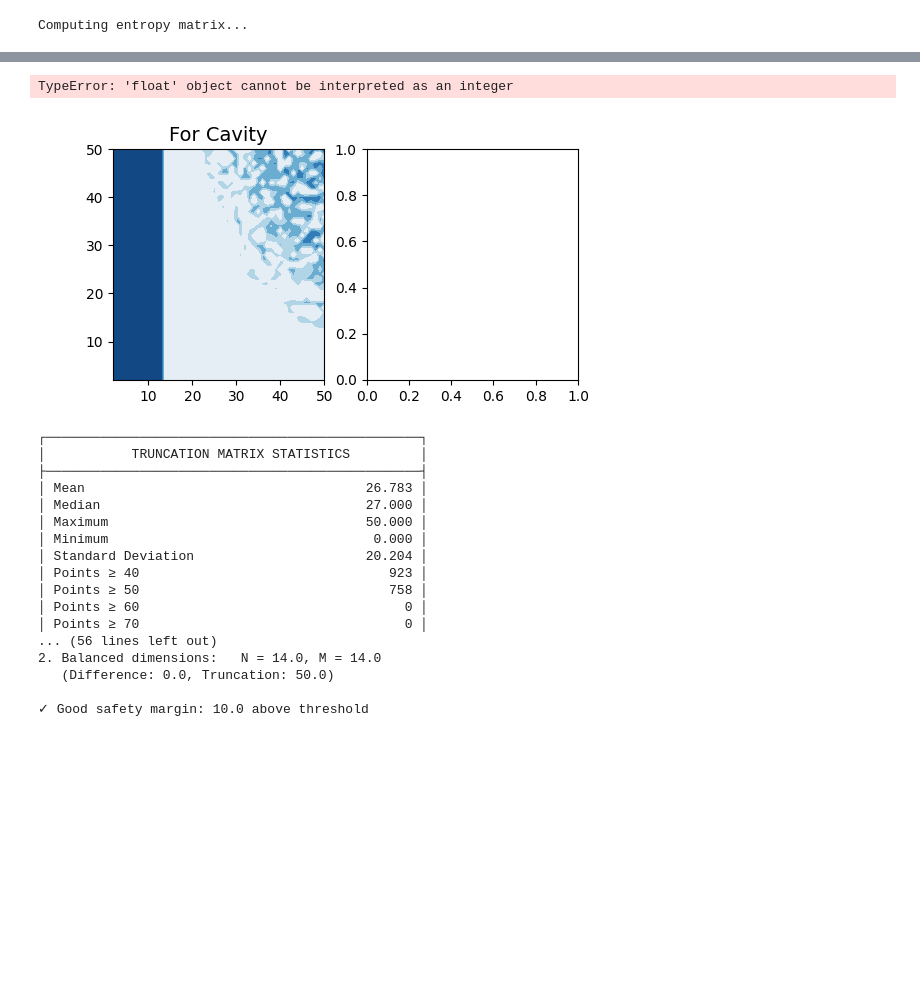
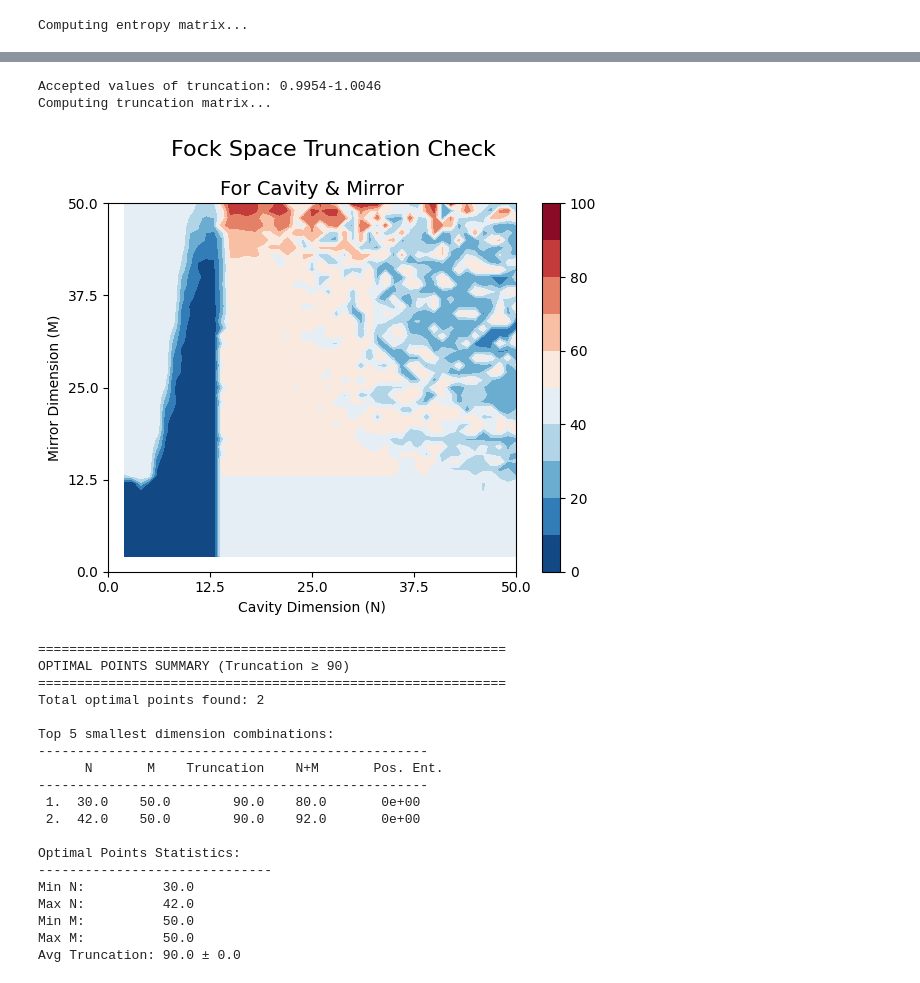
Before and after one commit to Born-ship-it/SCIQIS-2025-Project, a Jupyter notebook: Fock Space Truncation/Fock_space.ipynb, the cells around one changed output, grey strips where cells are left out. Cells and saved outputs as stored; diff of their text form; code cells hidden in the pictures; blank space fills up the shorter version.

Commit message:
fock space added more

```diff
--- a/Fock Space Truncation/Fock_space.ipynb
+++ b/Fock Space Truncation/Fock_space.ipynb
@@ -48,38 +39,41 @@ Computing truncation matrix...
-# %%
-plot_fock_space_trunc(Ns, Ms, N_vals, M_vals, truncation_matrix)
-# %% [output]
-TypeError: 'float' object cannot be interpreted as an integer
-[figure, removed]
+# %%
+tolerance = 0.0046
+print(f"Accepted values of truncation: {1-tolerance}-{1+tolerance}")
+
+print("Computing truncation matrix...")
+truncation_matrix_both = compute_truncation_both(Ns, Ms, results, tolerance)
+plot_fock_space_trunc_both(Ns, Ms, N_vals, M_vals, truncation_matrix_both)
+# %% [output]
+Accepted values of truncation: 0.9954-1.0046
+Computing truncation matrix...
+[figure, added]
 # %%
-# Print all statistics
-stats = print_truncation_statistics(truncation_matrix[0], N_vals, M_vals)
+# Truncation threshold
+min_truc = 90
 
 # Find optimal points
-optimal_points, _ = find_optimal_truncation(truncation_matrix[0], N_vals, M_vals, 40)
+optimal_points,_ = find_optimal_truncation(truncation_matrix_both, entropy_matrix,
+                                           N_vals, M_vals, min_truc)
 
 # Print optimal points summary
-print_optimal_points_summary(optimal_points)
-
-# Print threshold analysis
-print_detailed_threshold_analysis(truncation_matrix[0])
-
-# Print recommendations
-print_recommendations(truncation_matrix[0], N_vals, M_vals)
+print_optimal_points_summary(optimal_points, min_truc, entropy_matrix)
 # %% [output]
-┌────────────────────────────────────────────────┐
-│           TRUNCATION MATRIX STATISTICS         │
-├────────────────────────────────────────────────┤
-│ Mean                                    26.783 │
-│ Median                                  27.000 │
-│ Maximum                                 50.000 │
-│ Minimum                                  0.000 │
-│ Standard Deviation                      20.204 │
-│ Points ≥ 40                                923 │
-│ Points ≥ 50                                758 │
-│ Points ≥ 60                                  0 │
-│ Points ≥ 70                                  0 │
-... (56 lines left out)
-2. Balanced dimensions:   N = 14.0, M = 14.0
-   (Difference: 0.0, Truncation: 50.0)
+============================================================
+OPTIMAL POINTS SUMMARY (Truncation ≥ 90)
+============================================================
+Total optimal points found: 2
 
-✓ Good safety margin: 10.0 above threshold
+Top 5 smallest dimension combinations:
+--------------------------------------------------
+      N       M    Truncation    N+M       Pos. Ent.
+--------------------------------------------------
+ 1.  30.0    50.0        90.0    80.0       0e+00
+ 2.  42.0    50.0        90.0    92.0       0e+00
+
+Optimal Points Statistics:
+------------------------------
+Min N:          30.0
+Max N:          42.0
+Min M:          50.0
+Max M:          50.0
+Avg Truncation: 90.0 ± 0.0
```
Also changed, not shown: parts of 7 cells of this notebook, 2 other files.
